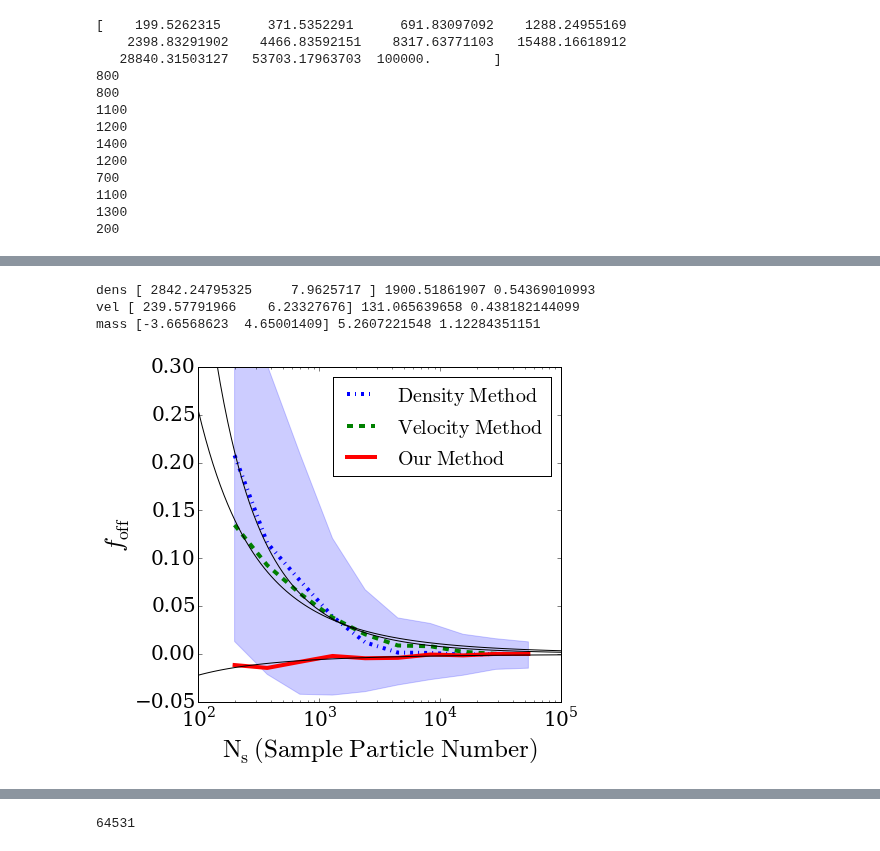
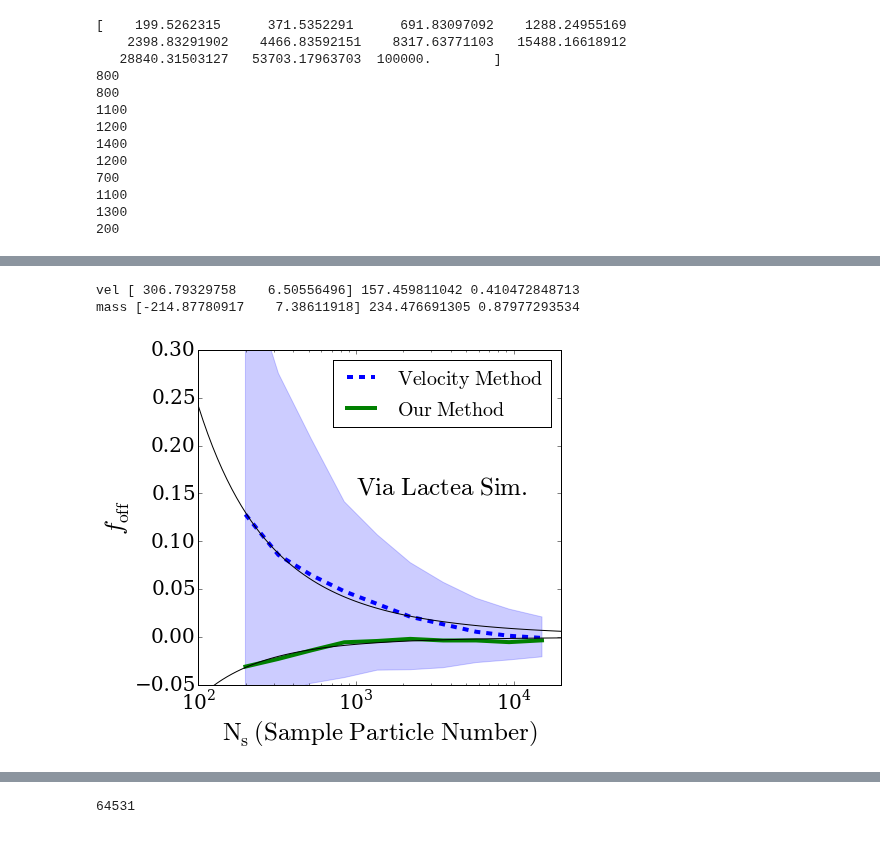
Before and after one commit to astroandes/MACH, a Jupyter notebook: plots/ComparisonPlots.ipynb, the cells around one changed output, grey strips where cells are left out. Drawn from its saved outputs; the diff is of its cells as text; code cells hidden in the pictures.

Commit message:
1sigma uncertainty plot

```diff
--- a/plots/ComparisonPlots.ipynb
+++ b/plots/ComparisonPlots.ipynb
@@ -167,44 +297,41 @@ for i in range((n_int-1)):
 # %%
-
 fig = plt.figure(figsize=(6.5,6.0))
 ax = plt.axes()
 
 enlarge_labels(ax,20)
-plt.plot(n_part_int, median_dens_conc, label=r'$\mathrm{Density\ Method}$', linewidth=4, linestyle='-.')
+#plt.plot(n_part_int, median_dens_conc, label=r'$\mathrm{Density\ Method}$', linewidth=4, linestyle='-.')
 plt.plot(n_part_int, median_vlct_conc, label=r'$\mathrm{Velocity\ Method}$', linewidth=4, linestyle='--')
 plt.plot(n_part_int, median_mass_conc, label=r'$\mathrm{Our\ Method}$', linewidth=4, linestyle='-')
-plt.fill_between(n_part_int, low_dens_conc, high_dens_conc, alpha=0.2, color='blue')
-#plt.fill_between(n_part_int, low_vlct_conc, high_vlct_conc, alpha=0.2, color='green')
+#plt.fill_between(n_part_int, low_dens_conc, high_dens_conc, alpha=0.2, color='blue')
+plt.fill_between(n_part_int, low_vlct_conc, high_vlct_conc, alpha=0.2, color='blue')
 #plt.fill_between(n_part_int, low_mass_conc, high_mass_conc, alpha=0.2, color='red')
 
 log_n_sample = np.linspace(2.0, 5.0, 100)
 
 
-popt_dens, pcov = curve_fit(func, np.log10(n_part_int), median_dens_conc)
-plt.plot(10**log_n_sample, popt_dens[0]/(1+log_n_sample)**popt_dens[1], color='black')
-print "dens", popt_dens, np.sqrt(pcov[0,0]), np.sqrt(pcov[1,1])
-
-
+#popt_dens, pcov = curve_fit(func, np.log10(n_part_int), median_dens_conc)
+#plt.plot(10**log_n_sample, popt_dens[0]/(1+log_n_sample)**popt_dens[1], color='black')
+#print "dens", popt_dens, np.sqrt(pcov[0,0]), np.sqrt(pcov[1,1])
 
 popt_vel, pcov = curve_fit(func, np.log10(n_part_int), median_vlct_conc)
 plt.plot(10**log_n_sample, popt_vel[0]/(1+log_n_sample)**popt_vel[1], color='black')
 print "vel", popt_vel, np.sqrt(pcov[0,0]), np.sqrt(pcov[1,1])
 
 
 popt_mass, pcov = curve_fit(func, np.log10(n_part_int), median_mass_conc)
 plt.plot(10**log_n_sample, popt_mass[0]/(1+log_n_sample)**popt_mass[1], color='black')
 print "mass", popt_mass, np.sqrt(pcov[0,0]), np.sqrt(pcov[1,1])
 
 plt.xscale('log')
-plt.xlim([1.0E2,1E5])
+plt.xlim([1.0E2,2E4])
 plt.ylim([-0.05, 0.3])
 ax.set_ylabel(r'$f_{\mathrm{off}}$',fontsize=25)
 ax.set_xlabel('$\mathrm{N_{s}\ (Sample\ Particle\ Number)}$',fontsize=25)
 
 ax.legend(loc=1, borderaxespad=0.5, prop={'size':20}, scatterpoints=1)
-plt.savefig('../paper/avg_foff_bolshoi.pdf', bbox_inches='tight')
+ax.text(1E3, 0.15, r'$\mathrm{Via\ Lactea\ Sim.}$', fontsize=25)
+plt.savefig('../paper/avg_foff_vialactea.pdf', bbox_inches='tight')
 # %% [output]
-dens [ 2842.24795325     7.9625717 ] 1900.51861907 0.54369010993
-vel [ 239.57791966    6.23327676] 131.065639658 0.438182144099
-mass [-3.66568623  4.65001409] 5.2607221548 1.12284351151
+vel [ 306.79329758    6.50556496] 157.459811042 0.410472848713
+mass [-214.87780917    7.38611918] 234.476691305 0.87977293534
-[figure, old version]
+[figure, new version]
```
Also changed, not shown: parts of 14 cells of this notebook.
